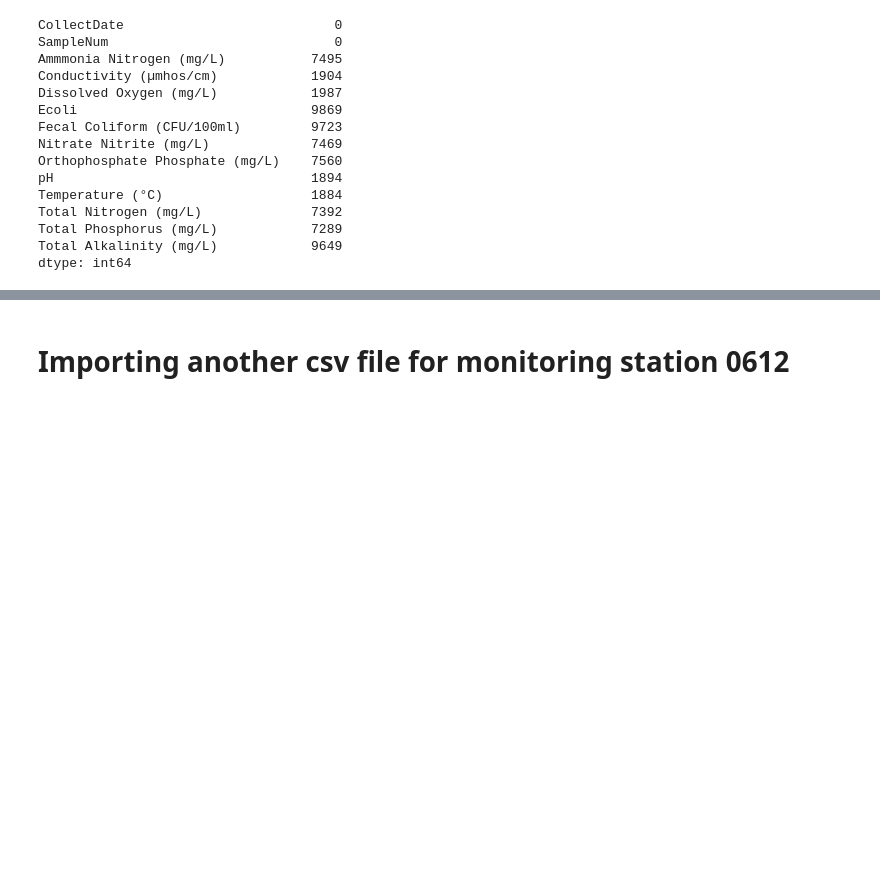
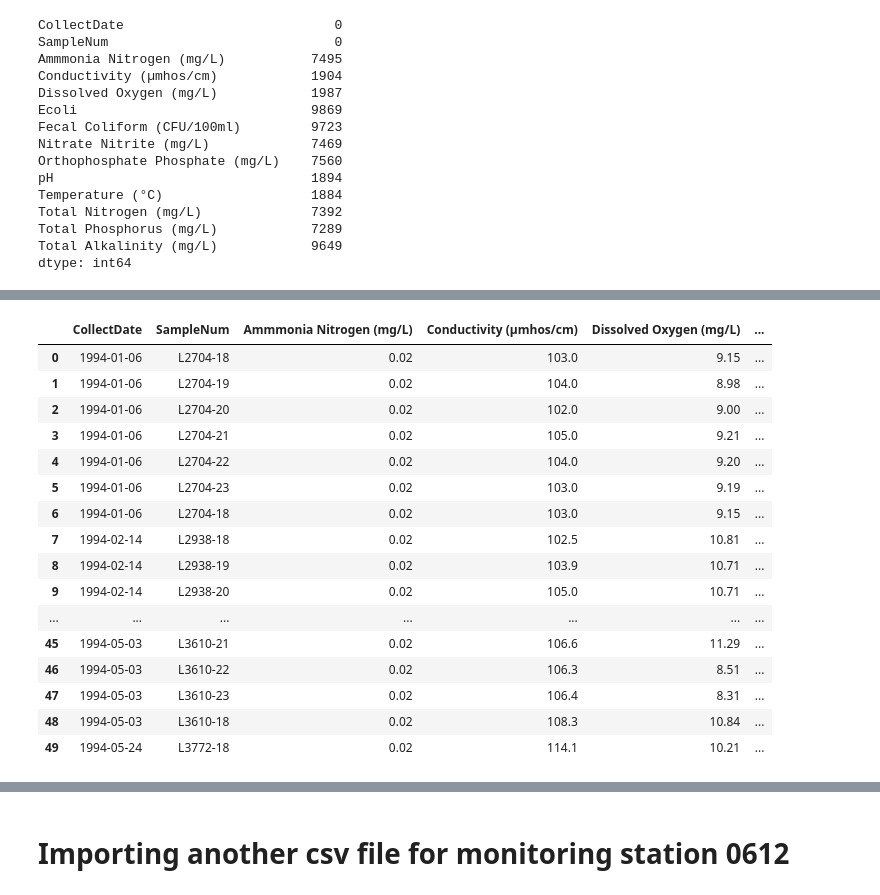
Before and after one commit to gothwalritu/Water-qualtiy-predictor-with-time-sereis-forecasting, a Jupyter notebook: Ritu_Gothwal/Water_quality_Prediction_1.ipynb, the cells around one changed output, grey strips where cells are left out. Cells and saved outputs as stored; diff of their text form; code cells hidden in the pictures; blank space fills up the shorter version.

```diff
--- a/Ritu_Gothwal/Water_quality_Prediction_1.ipynb
+++ b/Ritu_Gothwal/Water_quality_Prediction_1.ipynb
@@ -124,0 +172,3 @@ WQ_0611_df_1.head(50)
+# %%
+df_1 = WQ_0611_df_1
+df_1.head()
@@ -125,3 +182,27 @@ WQ_0611_df_1.head(50)
+# %%
+# Replacing the NaN values:
+
+#df_3 = df_1.groupby(["CollectDate", "Ammmonia Nitrogen (mg/L)"]).apply(lambda x:x.fillna(x.mean()))
+df_3 = df_1.groupby(["CollectDate"]).apply(lambda x:x.fillna(x.mean()))
+df_3.head(50)
+# %% [output]
+|  | CollectDate | SampleNum | Ammmonia Nitrogen (mg/L) | Conductivity (µmhos/cm) | Dissolved Oxygen (mg/L) | ... |
+| 0 | 1994-01-06 | L2704-18 | 0.02 | 103.0 | 9.15 | ... |
+| 1 | 1994-01-06 | L2704-19 | 0.02 | 104.0 | 8.98 | ... |
+| 2 | 1994-01-06 | L2704-20 | 0.02 | 102.0 | 9.00 | ... |
+| 3 | 1994-01-06 | L2704-21 | 0.02 | 105.0 | 9.21 | ... |
+| 4 | 1994-01-06 | L2704-22 | 0.02 | 104.0 | 9.20 | ... |
+| 5 | 1994-01-06 | L2704-23 | 0.02 | 103.0 | 9.19 | ... |
+| 6 | 1994-01-06 | L2704-18 | 0.02 | 103.0 | 9.15 | ... |
+| 7 | 1994-02-14 | L2938-18 | 0.02 | 102.5 | 10.81 | ... |
+| 8 | 1994-02-14 | L2938-19 | 0.02 | 103.9 | 10.71 | ... |
+| 9 | 1994-02-14 | L2938-20 | 0.02 | 105.0 | 10.71 | ... |
+| ... | ... | ... | ... | ... | ... | ... |
+| 45 | 1994-05-03 | L3610-21 | 0.02 | 106.6 | 11.29 | ... |
+| 46 | 1994-05-03 | L3610-22 | 0.02 | 106.3 | 8.51 | ... |
+| 47 | 1994-05-03 | L3610-23 | 0.02 | 106.4 | 8.31 | ... |
+| 48 | 1994-05-03 | L3610-18 | 0.02 | 108.3 | 10.84 | ... |
+| 49 | 1994-05-24 | L3772-18 | 0.02 | 114.1 | 10.21 | ... |
 # %%
 WQ_0611_df_1.count()
 # %%
```
Also changed, not shown: parts of 14 cells of this notebook.
